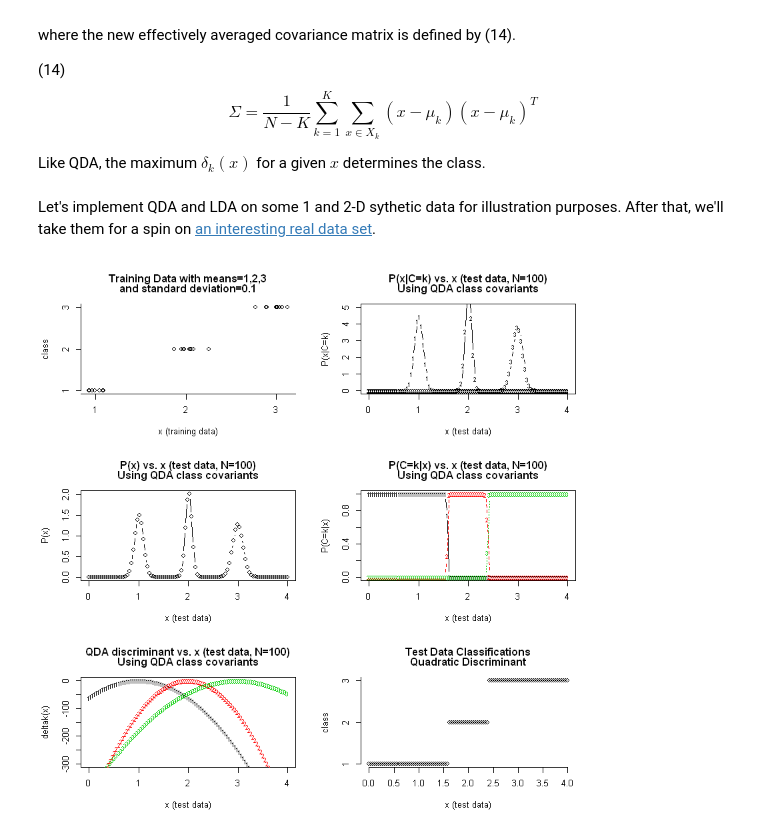
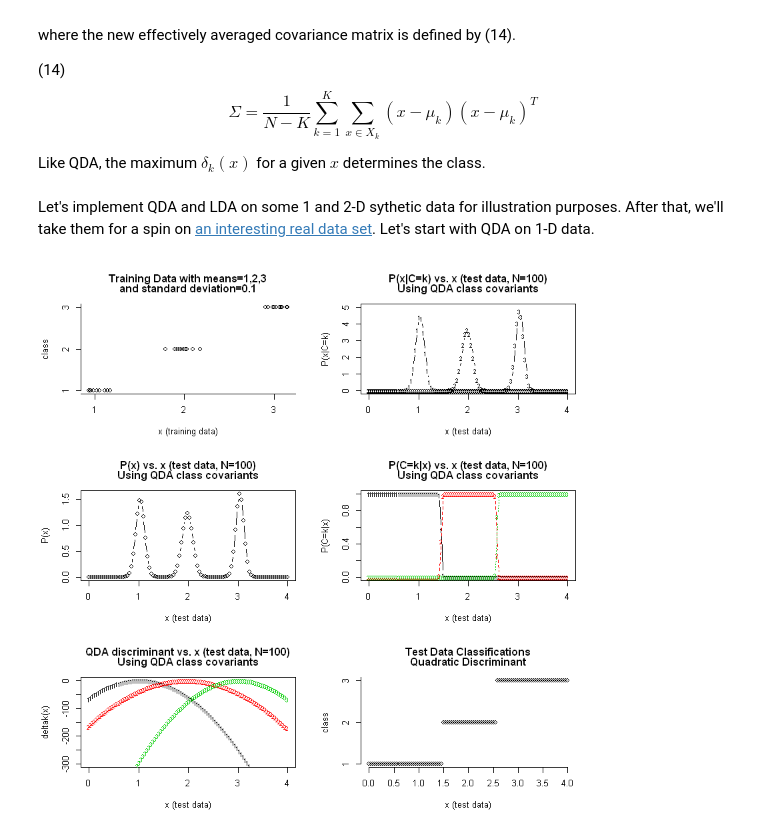
Before and after one commit to focods/WonderfulML, a Jupyter notebook: docs/solutions/session04_r.ipynb, the cells around one changed output. Saved outputs shown, nothing was run; the diff lists cells and outputs as text; code cells hidden in the pictures.

```diff
--- a/docs/solutions/session04_r.ipynb
+++ b/docs/solutions/session04_r.ipynb
@@ -353,14 +353,17 @@ $$
 
 Like QDA, the maximum $\delta_k(x)$ for a given $x$ determines the class.
 # %% [markdown]
-Let's implement QDA and LDA on some 1 and 2-D sythetic data for illustration purposes.  After that, we'll take them for a spin on [an interesting real data set](http://archive.ics.uci.edu/ml/datasets/heart+Disease).
+Let's implement QDA and LDA on some 1 and 2-D sythetic data for illustration purposes.  After that, we'll take them for a spin on [an interesting real data set](http://archive.ics.uci.edu/ml/datasets/heart+Disease).  Let's start with QDA on 1-D data.
 # %%
+# The following functions live in QdaLda.R:
+# priorPofC, classMeans, classCovars, mydnormm, deltQda, deltLda (used in the next section)
 source('../../R/QdaLda.R')  # assumes notebook running in ../WonderfulML/docs/solutions
 
-# Creates and returns a 1-D data table. nc=number of classes,
-# ms=the mean of the 1-D dataset, stds= std. deviation of the 1-D
+# Creates and returns a 1-D data table. nc = number of classes,
+# ms = the mean of the 1-D dataset, stds = std. deviation of the 1-D
 # data set.
-getData1D <- function(nc, ms, stds) {
+getData1D <- function(nc, ms, stds, seed=711) {
+    set.seed(seed)
     data <- NULL
 
     # create the data to classify
@@ -382,19 +385,20 @@ plot1D_Training <- function(dat) {
     return(plt)
 }
 
-#
+# Creates a 3x2 panel of plots for the result of QDA on 1D synthetic data
 plotQda_1d <- function(class_means=c(1, 2, 3), class_stdevs=c(0.1, 0.1, 0.1)) {
     # generate 3x2 plots for QDA evaluation
     par(mfrow=c(3,2))  # adjust as plots are added
-    plot1D_Training(getData1D(3, class_means, class_stdevs))
+    # generate and plot 1-D training data
+    xtrain <- getData1D(3, class_means, class_stdevs)
+    plot1D_Training(xtrain)
 
-    # generate 1-D training data
-    xtrain <- getData1D(3, class_means, class_stdevs)
     # generate sample 1-D test data
     xtest <- matrix(seq(0,4,len=100),100,1)
     Ntest <- length(xtest)
-    #########################################################
-    pc <- priorPofC(xtrain)
+
+    # compute priors, class means, and class covariance matrices
+    pc <- priorPofX(xtrain)
     muk <- classMeans(xtrain)
     var <- classCovars(xtrain, muk)
 
@@ -410,6 +414,7 @@ plotQda_1d <- function(class_means=c(1, 2, 3), class_stdevs=c(0.1, 0.1, 0.1)) {
          pch=paste(1), cex=0.7, main=c("P(x|C=k) vs. x (test data, N=100)",
          "Using QDA class covariants"),
          xlab="x (test data)", ylab="P(x|C=k)")
+
     # now evaluate the remaining classes
     for(class in 2:nclass){
       #pxc <- cbind(pxc, data[which(data[,1]==class),2])
@@ -429,8 +434,8 @@ plotQda_1d <- function(class_means=c(1, 2, 3), class_stdevs=c(0.1, 0.1, 0.1)) {
 
     plot(ptable[,1],ptable[,pxcol], type="b",
         main=c("P(x) vs. x (test data, N=100)",
-             "Using QDA class covariants"),
-             xlab="x (test data)", ylab="P(x)")
+               "Using QDA class covariants"),
+               xlab="x (test data)", ylab="P(x)")
 
     # calc & plot P(C|x) vs. x
     for(class in 1:nclass) {
@@ -442,33 +447,32 @@ plotQda_1d <- function(class_means=c(1, 2, 3), class_stdevs=c(0.1, 0.1, 0.1)) {
     pcxkcol <- pcx1col + (nclass - 1)
     matplot(ptable[,1],ptable[,pcx1col:pcxkcol], type="b", cex=0.7,
            main=c("P(C=k|x) vs. x (test data, N=100)",
            "Using QDA class covariants"),
            xlab="x (test data)", ylab="P(C=k|x)")
 
     # calc & plot little delta(x) QDA disciminant vs. x
     dx <- deltQda(xtest, Ntest, nclass, pc, muk, var)
     dx <- cbind(xtest,dx)
     matplot(dx[,1], dx[,2:ncol(dx)], ylim=c(-300,0), cex=0.7,
             main=c("QDA discriminant vs. x (test data, N=100)",
             "Using QDA class covariants"),
             xlab="x (test data)", ylab="deltak(x)")
 
     # do the QDA classification and plot the results
     classif <- dx
     classif <- cbind(classif, rep(0,nrow(classif)))
-    colnames(classif) <- c("x",paste("dx",1:nclass),"class")
+    colnames(classif) <- c("x", paste("dx", 1:nclass), "class")
     for(rw in 1:nrow(classif))
       classif[rw,ncol(classif)] <- which.max(classif[rw,2:(ncol(classif)-1)])
 
     plot(classif[,1],classif[,ncol(classif)],
         xlab="x (test data)",ylab="class",
         main=c("Test Data Classifications",
         "Quadratic Discriminant"), axes=FALSE)
     axis(1, seq(0,4,by=0.5))
     axis(2, 1:4)
 }
 
 plotQda_1d()
-#plot1D_Training()
 # %% [output]
-[figure, old version]
+[figure, new version]
```
Also changed, not shown: parts of 2 cells of this notebook, 1 other file.
